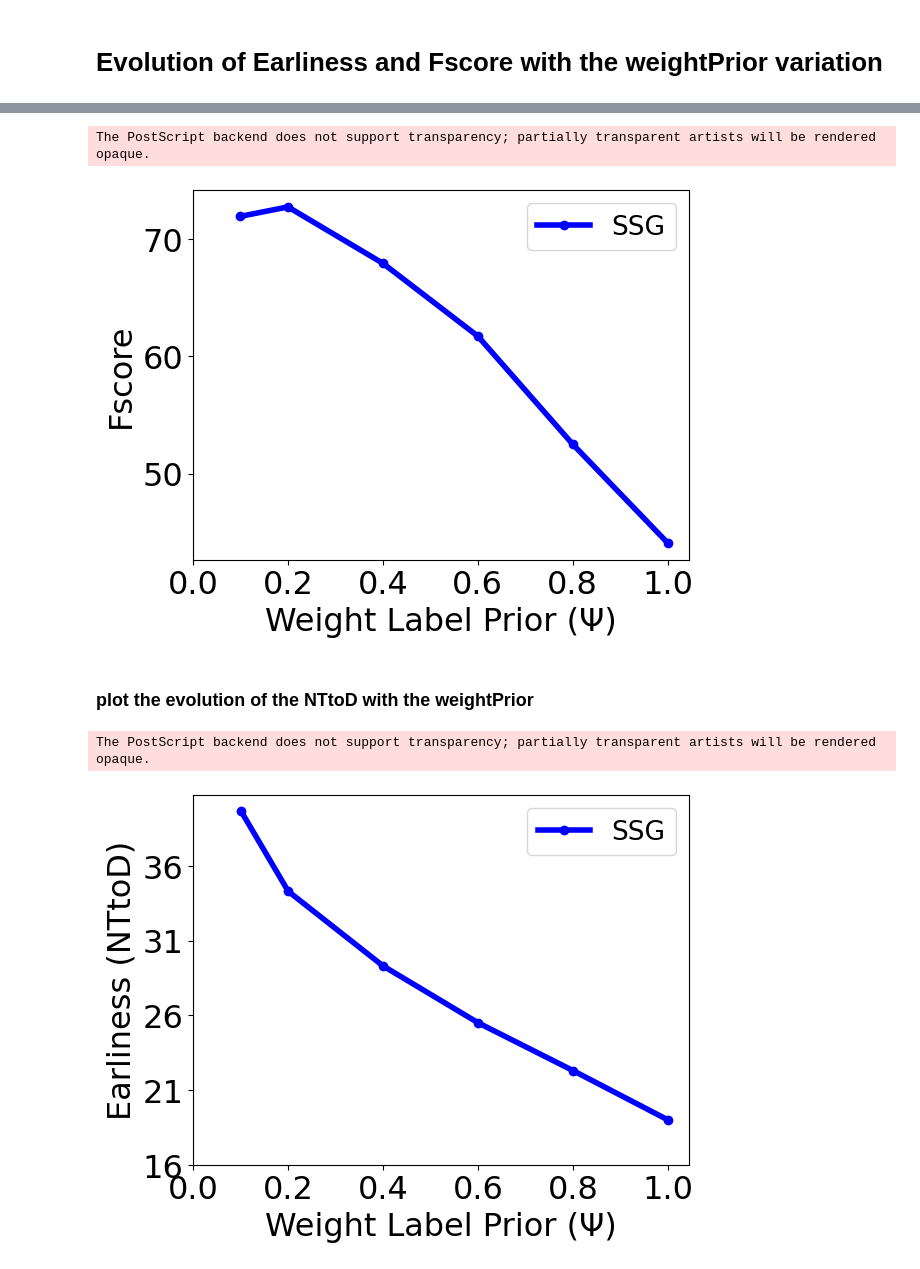
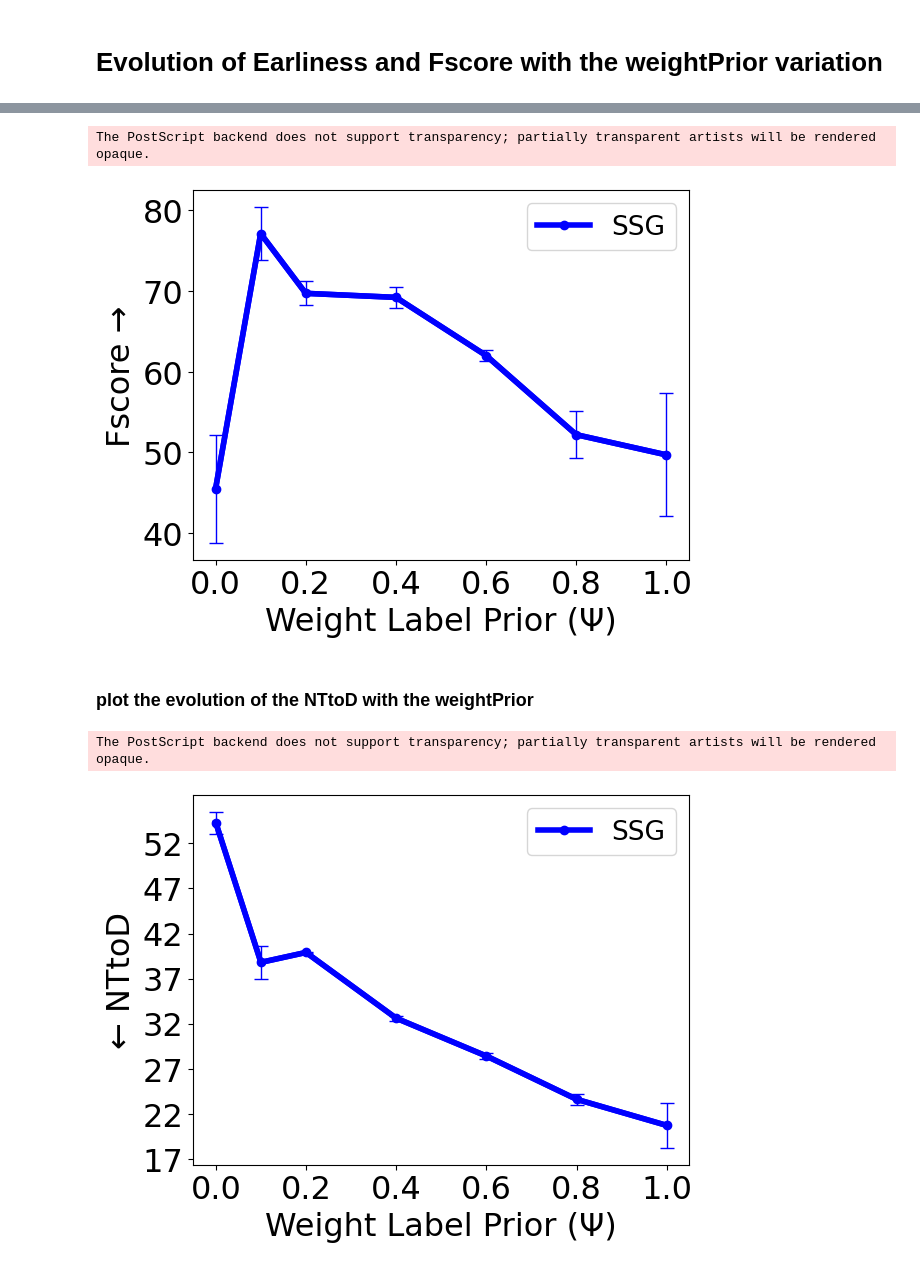
Before and after one commit to Kibo4/DOLT-C3D_with_SGCTC-OAD_2023, a Jupyter notebook: Evaluation/extractCurvesFromResults_PKUMMD.ipynb, the cells around one changed output, grey strips where cells are left out. Cells and saved outputs as stored; diff of their text form; code cells hidden in the pictures.

```diff
--- a/Evaluation/extractCurvesFromResults_PKUMMD.ipynb
+++ b/Evaluation/extractCurvesFromResults_PKUMMD.ipynb
@@ -11,13 +11,13 @@ import numpy as np
 
 db = "PKUMMD"
 path = f"C:\workspace2\Datasets\\{db}\expOutMW\\"
-proto="cv"
+proto="cs"
 DBNAME = db
 db = "PKUMMD_"+proto
 def getFScoreAndNTtoDoFor(deltaIoU=0.0):
     nttod_fscore_list = []
    # parcours des fichiers
-    for x in range(1, 11):
+    for x in range(0, 11):
         # construction du nom de fichier
         attribute = "view" if proto=="cv" else "subject"
         filename = f"wprior{x / 10.0:.1f}_protocolcross-{attribute}-1pers.txt/ResultsMultiFold/BoundBasedEval/BoundedOnlineDetection_noCorrectionAllowed_{str(deltaIoU)}.txt"
@@ -36,12 +36,20 @@ def getFScoreAndNTtoDoFor(deltaIoU=0.0):
                         vals = line.split()
                         fscore = float(vals[1])
                         stdFscore = float(vals[-1])
+                    if "Precision:" in line:
+                        vals = line.split()
+                        precision = float(vals[1])
+                        stdPrecision = float(vals[-1])
+                    if "Recall:" in line:
+                        vals = line.split()
+                        recall = float(vals[1])
+                        stdRecall = float(vals[-1])
                     elif "NTtoD:" in line:
                         vals = line.split()
                         nttod = float(vals[1])
                         stdNTtoD = float(vals[-1])
                 # ajout des coordonnées à la liste correspondante
-                nttod_fscore_list.append((nttod, stdNTtoD,fscore, stdFscore,x/10.0,))
+                nttod_fscore_list.append((nttod, stdNTtoD,fscore, stdFscore,x/10.0,precision,stdPrecision,recall,stdRecall))
         else:
             print(f"{filename} n'existe pas.")
             pass
@@ -50,9 +58,8 @@ def getFScoreAndNTtoDoFor(deltaIoU=0.0):
 def prettyPrintForLatexIntegration(nttod_fscore_list):
     #if nttod_fscore_list is a list
     if isinstance(nttod_fscore_list, list):
-        for  nttod, stdNTtoD,fscore, stdFscore,wprior in nttod_fscore_list:
-            print(wprior)
-            print(f" {fscore*100:.1f} \pm {stdFscore*100:.1f} & {nttod*100:.1f} \pm {stdNTtoD*100:.1f} \\\\")
+        for  nttod, stdNTtoD,fscore, stdFscore,wprior,precision,stdPrecision,recall,stdRecall in nttod_fscore_list:
+            print(f" {wprior} & ${fscore*100:.1f} \pm {stdFscore*100:.1f}$ & ${precision*100:.1f} \pm {stdPrecision*100:.1f}$ & ${recall*100:.1f} \pm {stdRecall*100:.1f}$ & ${nttod*100:.1f} \pm {stdNTtoD*100:.1f}$ \\\\")
     else:
         nttod, stdNTtoD,fscore, stdFscore = nttod_fscore_list
         print(f" {fscore*100:.1f} \pm {stdFscore*100:.1f} & {nttod*100:.1f} \pm {stdNTtoD*100:.1f} \\\\")
@@ -161,11 +158,12 @@ plt.rcParams.update({'font.size': 23})
 plt.rcParams['lines.linewidth'] = 4
 # plot the evolution of the Fscore with the weightPrior, nttod_fscore_list_HGG is the list ordered by weightPrior (from 0 to 1), use it as absciss
 plt.plot( list(map(lambda fs_std:fs_std[4],nttod_fscore_list_SGG)), list(map(lambda fs_std:fs_std[2]*100,nttod_fscore_list_SGG)), label="SSG",  color='blue',marker="o")
+plt.errorbar(list(map(lambda fs_std:fs_std[4],nttod_fscore_list_SGG)), list(map(lambda fs_std:fs_std[2]*100,nttod_fscore_list_SGG)),yerr= list(map(lambda fs_std:fs_std[3]*100,nttod_fscore_list_SGG)),  linestyle='-',color='blue',ecolor='blue',capsize=5,elinewidth=1,markeredgewidth=1)
 # plt.plot([0,0.1,0.2 ,0.3,0.4,0.5,0.6,0.7,0.8,0.9,1], list(map(lambda fs_std:fs_std[2]*100,nttod_fscore_list_HGG)), label="HSG",  color='green',marker="o")
 # resCTC = list(map(lambda fs_std:fs_std[2]*100,nttod_fscore_list_CTC))
 # plt.plot([0,0.1,0.2 ,0.3,0.9,1],resCTC[:4]+resCTC[9:] , label="CTC",  color='red',marker="o")
 plt.xlabel("Weight Label Prior (Ψ)")
-plt.ylabel("Fscore")
+plt.ylabel("Fscore →")
 # plt.ylim(0,90)
 
 plt.xticks([0,0.2,0.4,0.6,0.8,1])
@@ -181,41 +179,42 @@ plt.savefig(f"../Illustrations/ScoreGraphics/{db}_Fscore_wprior.eps", format="ep
 plt.savefig(f"../Illustrations/ScoreGraphics/{db}_Fscore_wprior.pdf", format="pdf",bbox_inches='tight')
 # %% [output]
 The PostScript backend does not support transparency; partially transparent artists will be rendered opaque.
-[figure, old version]
+[figure, new version]
 # %% [markdown]
 ### plot the evolution of the NTtoD with the weightPrior
 # %%
 plt.rcParams.update({'font.size': 23})
 # set the line width of plot higher
 plt.rcParams['lines.linewidth'] = 4
 plt.plot(list(map(lambda fs_std:fs_std[4],nttod_fscore_list_SGG)), list(map(lambda fs_std:fs_std[0]*100,nttod_fscore_list_SGG)), label="SSG",  color='blue',marker="o")
 # plt.plot([0,0.1,0.2 ,0.3,0.4,0.5,0.6,0.7,0.8,0.9,1], list(map(lambda fs_std:fs_std[0]*100,nttod_fscore_list_HGG)), label="HSG",  color='green',marker="o")
 # resCTC = list(map(lambda fs_std:fs_std[0]*100,nttod_fscore_list_CTC))
 # plt.plot([0,0.1,0.2 ,0.3,0.9,1],resCTC[:4]+resCTC[9:] , label="CTC",  color='red',marker="o")
 # plt.plot([0,0.1,0.2 ,0.3,0.4,0.5,0.6,0.7,0.8,0.9,1][:3], list(map(lambda fs_std:fs_std[0]*100,nttod_fscore_list_CTC[:3])), label="CTC",  color='red',marker="o")
 
 plt.xlabel("Weight Label Prior (Ψ)")
-plt.ylabel("Earliness (NTtoD)")
+plt.ylabel("← NTtoD")
 plt.xticks([0,0.2,0.4,0.6,0.8,1])
 # plt.yticks([20,40,60,80])
 # yticks all 5 units
 minNTtod = min(list(map(lambda fs_std:fs_std[0]*100,nttod_fscore_list_SGG)))
 maxNTtod = max(list(map(lambda fs_std:fs_std[0]*100,nttod_fscore_list_SGG)))
 plt.yticks(np.arange(int(minNTtod)-3, int(maxNTtod)+2, 5))
 
 #legend
 plt.legend(fontsize=19)
 #error bars
 # plt.errorbar([0,0.1,0.2 ,0.3,0.4,0.5,0.6,0.7,0.8,0.9,1], list(map(lambda fs_std:fs_std[0],nttod_fscore_list_SGG)), yerr=list(map(lambda fs_std:fs_std[1],nttod_fscore_list_SGG)), color='blue')
 # plt.errorbar([0,0.1,0.2 ,0.3,0.4,0.5,0.6,0.7,0.8,0.9,1], list(map(lambda fs_std:fs_std[0],nttod_fscore_list_HGG)), yerr=list(map(lambda fs_std:fs_std[1],nttod_fscore_list_HGG)), color='green')
 # plt.errorbar([0,0.1,0.2 ,0.3,0.4,0.5,0.6,0.7,0.8,0.9,1], list(map(lambda fs_std:fs_std[0],nttod_fscore_list_CTC)), yerr=list(map(lambda fs_std:fs_std[1],nttod_fscore_list_CTC)), color='red')
+plt.errorbar(list(map(lambda fs_std:fs_std[4],nttod_fscore_list_SGG)), list(map(lambda fs_std:fs_std[0]*100,nttod_fscore_list_SGG)), yerr=list(map(lambda fs_std:fs_std[1]*100,nttod_fscore_list_SGG)),  linestyle='-',color='blue',ecolor='blue',capsize=5,elinewidth=1,markeredgewidth=1)
 
 plt.savefig(f"../Illustrations/ScoreGraphics/{db}_NTtoD_wprior.png", format="png",bbox_inches='tight')
 plt.savefig(f"../Illustrations/ScoreGraphics/{db}_NTtoD_wprior.eps", format="eps",bbox_inches='tight')
 plt.savefig(f"../Illustrations/ScoreGraphics/{db}_NTtoD_wprior.pdf", format="pdf",bbox_inches='tight')
 # %% [output]
 The PostScript backend does not support transparency; partially transparent artists will be rendered opaque.
-[figure, old version]
+[figure, new version]
 # %%
 def extractForJCRNN():
     pathRes = f"C:\workspace2/Datasets/{DBNAME}/expOutSMMTVariation/{proto}/"
```
Also changed, not shown: parts of 10 cells of this notebook, 16 other files.
